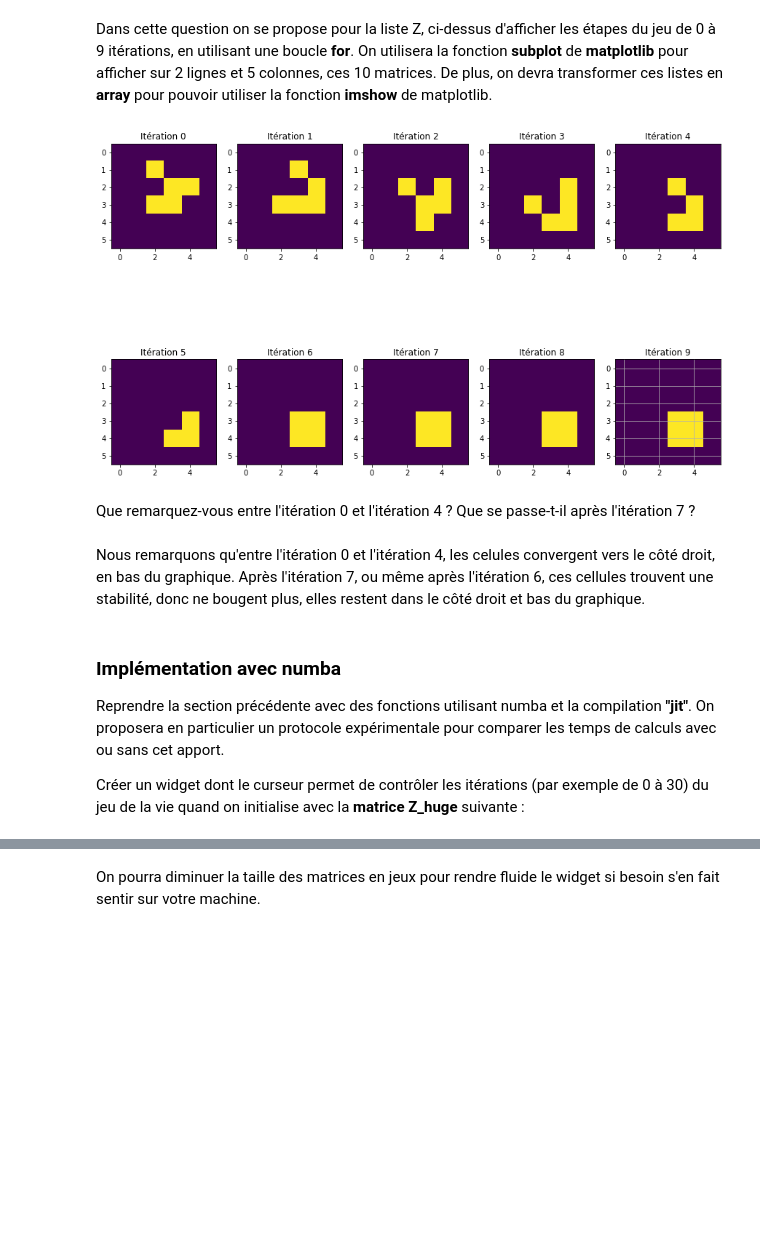
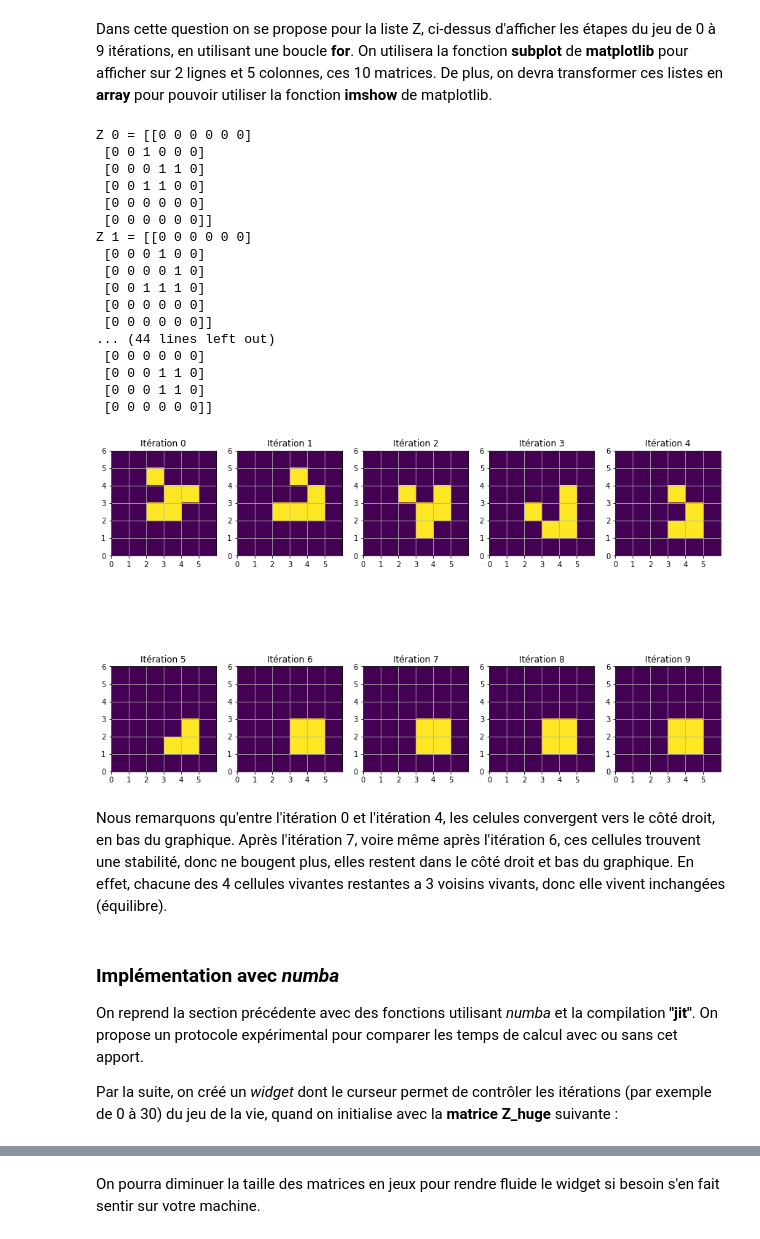
Before and after one commit to Elpysum/Projet-Dev-Log, a Jupyter notebook: code/TP_devlog1.ipynb, the cells around one changed output, grey strips where cells are left out. Saved outputs shown, nothing was run; the diff lists cells and outputs as text; code cells hidden in the pictures; blank space fills up the shorter version.

```diff
--- a/code/TP_devlog1.ipynb
+++ b/code/TP_devlog1.ipynb
@@ -109,31 +109,47 @@ Dans cette question on se propose pour la liste Z, ci-dessus d'afficher les éta
 # %%
 import matplotlib.pyplot as plt
 import numpy as np
 
 Z = [[0,0,0,0,0,0],
     [0,0,0,1,0,0],
     [0,1,0,1,0,0],
     [0,0,1,1,0,0],
     [0,0,0,0,0,0],
     [0,0,0,0,0,0]]
 fig, ax = plt.subplots(2,5, figsize=(15,10))
 for i in range(10):
     Z = iteration_jeu(Z)
-#    print('Z',i,'=', np.matrix(Z))
+    print('Z',i,'=', np.matrix(Z))
     if (i < 5) :
-        ax[0, i].imshow(Z)
-#        ax[0,i].grid(True)
-#        ax[0,i].set_xticks(range(0,5,1))
-#        plt.axis([0, 6,0,6])
+        ax[0, i].imshow(Z, extent=[0,6,0,6])
+        ax[0,i].grid(True)
+        ax[0,i].set_xticks(range(0,6,1))
         ax[0,i].set_title('Itération ' + str(i))
-        plt.grid(True)
+
 
     else :
-        ax[1, i-5].imshow(Z)
-#        ax[1,i-5].grid(True)
-#        ax[1,i-5].set_xticks(range(0,5,1))
+        ax[1, i-5].imshow(Z, extent=[0,6,0,6])
+        ax[1,i-5].grid(True)
+        ax[1,i-5].set_xticks(range(0,6,1))
         ax[1, i-5].set_title('Itération ' + str(i))
 
 plt.show()
 # %% [output]
+Z 0 = [[0 0 0 0 0 0]
+ [0 0 1 0 0 0]
+ [0 0 0 1 1 0]
+ [0 0 1 1 0 0]
+ [0 0 0 0 0 0]
+ [0 0 0 0 0 0]]
+Z 1 = [[0 0 0 0 0 0]
+ [0 0 0 1 0 0]
+ [0 0 0 0 1 0]
+ [0 0 1 1 1 0]
+ [0 0 0 0 0 0]
+ [0 0 0 0 0 0]]
+... (44 lines left out)
+ [0 0 0 0 0 0]
+ [0 0 0 1 1 0]
+ [0 0 0 1 1 0]
+ [0 0 0 0 0 0]]
-[figure, old version]
+[figure, new version]
@@ -142,10 +156,8 @@ plt.subplots?
-# %% [markdown]
-Que remarquez-vous entre l'itération 0 et l'itération 4 ? Que se passe-t-il après l'itération 7 ?
 # %% [markdown]
-Nous remarquons qu'entre l'itération 0  et l'itération 4, les celules convergent vers le côté droit, en bas du graphique. Après l'itération 7, ou même après l'itération 6, ces cellules trouvent une stabilité, donc ne bougent plus, elles restent dans le côté droit et bas du graphique.
+Nous remarquons qu'entre l'itération 0  et l'itération 4, les celules convergent vers le côté droit, en bas du graphique. Après l'itération 7, voire même après l'itération 6, ces cellules trouvent une stabilité, donc ne bougent plus, elles restent dans le côté droit et bas du graphique. En effet, chacune des 4 cellules vivantes restantes a 3 voisins vivants, donc elle vivent inchangées (équilibre).
 # %% [markdown]
-### Implémentation avec numba
+### Implémentation avec *numba*
 
-Reprendre la section précédente avec des fonctions utilisant numba et la compilation **"jit"**. On proposera en particulier un protocole expérimentale pour comparer les temps de calculs avec ou sans cet apport.
+On reprend la section précédente avec des fonctions utilisant *numba* et la compilation **"jit"**. On propose un protocole expérimental pour comparer les temps de calcul avec ou sans cet apport.
 
-Créer un widget dont le curseur permet de contrôler les itérations (par exemple de 0 à 30) du jeu de la vie quand on initialise avec la **matrice Z_huge** suivante :
+Par la suite, on créé un *widget* dont le curseur permet de contrôler les itérations (par exemple de 0 à 30) du jeu de la vie, quand on initialise avec la **matrice Z_huge** suivante :
```
Also changed, not shown: parts of 10 cells of this notebook.
